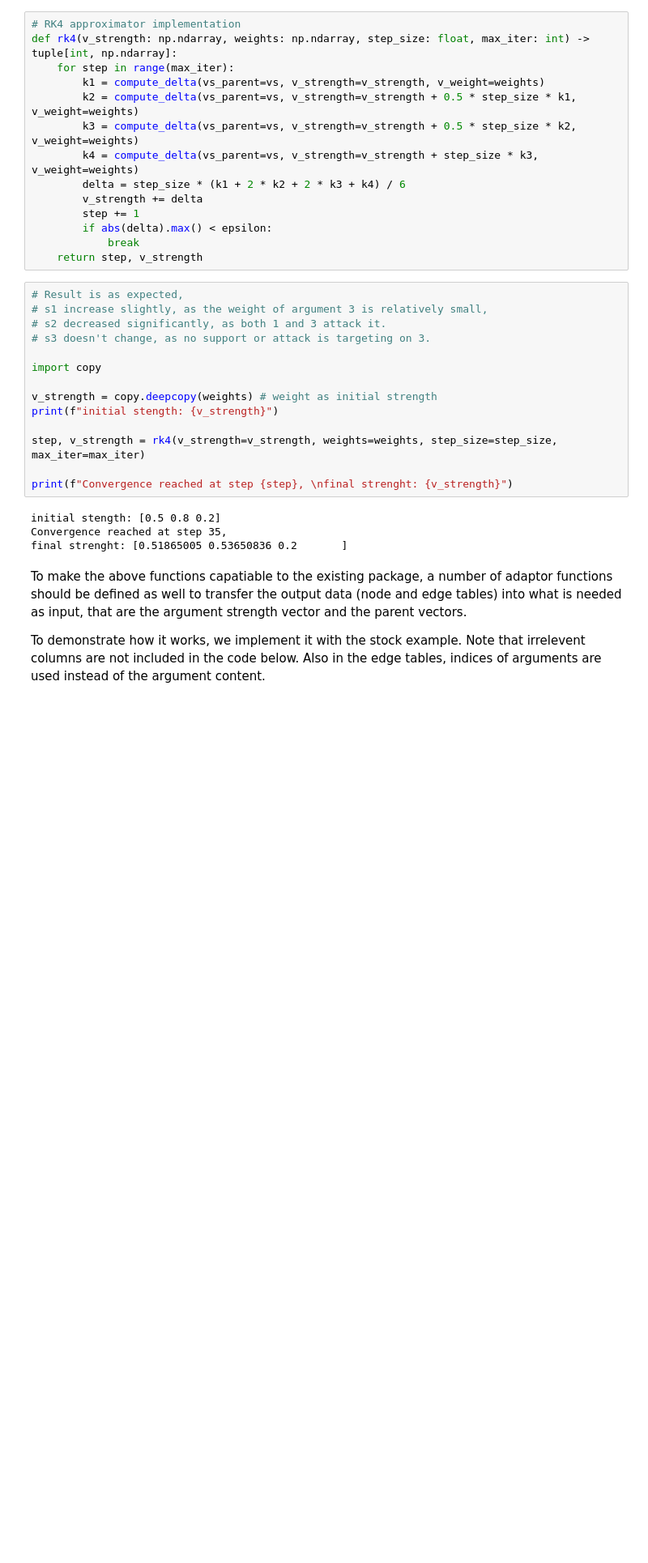
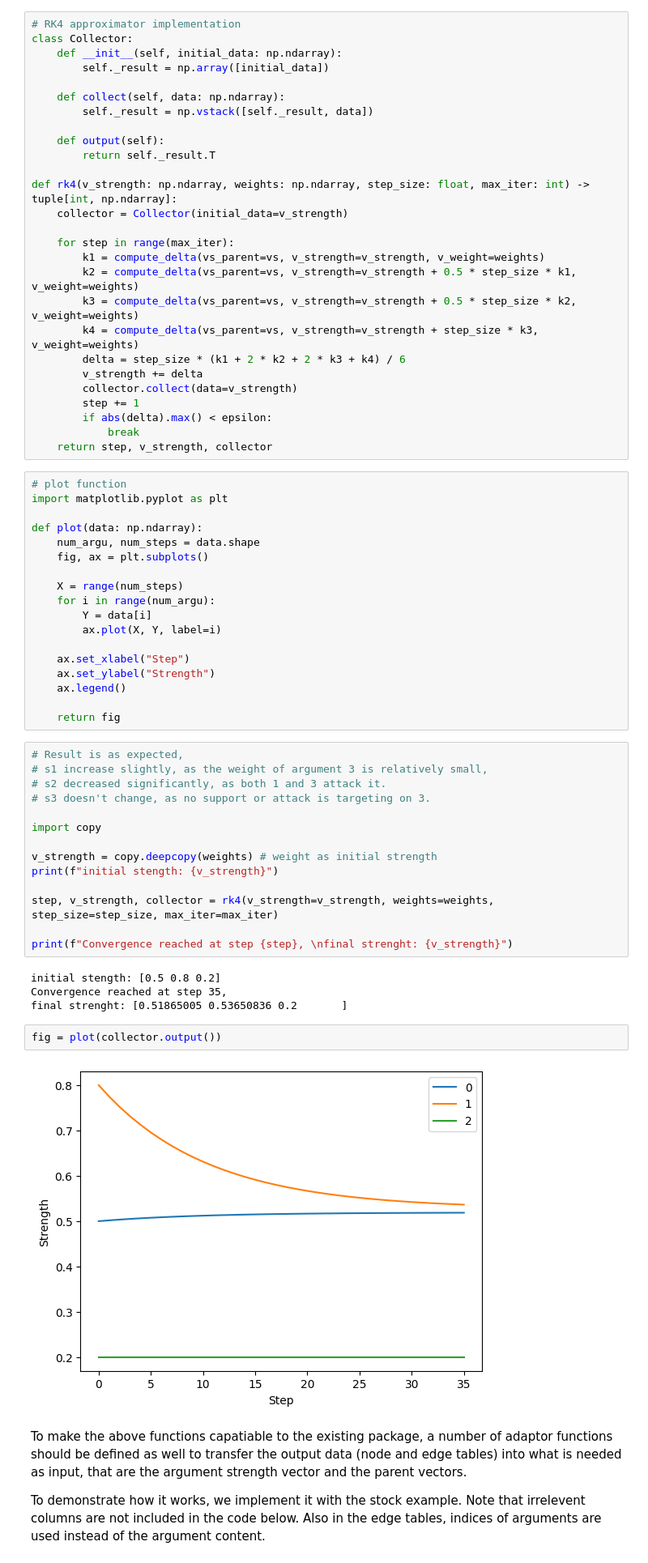
Before and after one commit to EyeofBeholder-NLeSC/orange3-argument, a Jupyter notebook: notebooks/explore_solving_algs.ipynb, the cells around one changed output. Shown at 81% size. Drawn from its saved outputs; the diff is of its cells as text; blank space fills up the shorter version.

Commit message:
Add intermediate data collector class and plotting function.

```diff
--- a/notebooks/explore_solving_algs.ipynb
+++ b/notebooks/explore_solving_algs.ipynb
@@ -34,7 +34,19 @@ def compute_delta(vs_parent: np.ndarray, v_strength: np.ndarray, v_weight: np.nd
     return np.array(result) - v_strength
 # %%
 # RK4 approximator implementation
+class Collector:
+    def __init__(self, initial_data: np.ndarray):
+        self._result = np.array([initial_data])
+
+    def collect(self, data: np.ndarray):
+        self._result = np.vstack([self._result, data])
+
+    def output(self):
+        return self._result.T
+
 def rk4(v_strength: np.ndarray, weights: np.ndarray, step_size: float, max_iter: int) -> tuple[int, np.ndarray]:
+    collector = Collector(initial_data=v_strength)
+
     for step in range(max_iter):
         k1 = compute_delta(vs_parent=vs, v_strength=v_strength, v_weight=weights)
         k2 = compute_delta(vs_parent=vs, v_strength=v_strength + 0.5 * step_size * k1, v_weight=weights)
@@ -42,10 +54,29 @@ def rk4(v_strength: np.ndarray, weights: np.ndarray, step_size: float, max_iter:
         k4 = compute_delta(vs_parent=vs, v_strength=v_strength + step_size * k3, v_weight=weights)
         delta = step_size * (k1 + 2 * k2 + 2 * k3 + k4) / 6
         v_strength += delta
+        collector.collect(data=v_strength)
         step += 1
         if abs(delta).max() < epsilon:
             break
-    return step, v_strength
+    return step, v_strength, collector
+# %%
+# plot function
+import matplotlib.pyplot as plt
+
+def plot(data: np.ndarray):
+    num_argu, num_steps = data.shape
+    fig, ax = plt.subplots()
+
+    X = range(num_steps)
+    for i in range(num_argu):
+        Y = data[i]
+        ax.plot(X, Y, label=i)
+
+    ax.set_xlabel("Step")
+    ax.set_ylabel("Strength")
+    ax.legend()
+
+    return fig
 # %%
 # Result is as expected,
 # s1 increase slightly, as the weight of argument 3 is relatively small,
@@ -57,13 +88,17 @@ import copy
 v_strength = copy.deepcopy(weights) # weight as initial strength
 print(f"initial stength: {v_strength}")
 
-step, v_strength = rk4(v_strength=v_strength, weights=weights, step_size=step_size, max_iter=max_iter)
+step, v_strength, collector = rk4(v_strength=v_strength, weights=weights, step_size=step_size, max_iter=max_iter)
 
 print(f"Convergence reached at step {step}, \nfinal strenght: {v_strength}")
 # %% [output]
 initial stength: [0.5 0.8 0.2]
 Convergence reached at step 35,
 final strenght: [0.51865005 0.53650836 0.2       ]
+# %%
+fig = plot(collector.output())
+# %% [output]
+[figure, added]
 # %% [markdown]
 To make the above functions capatiable to the existing package, a number of adaptor functions should be defined as well to transfer the output data (node and edge tables) into what is needed as input, that are the argument strength vector and the parent vectors.
 
```
Also changed, not shown: parts of 3 cells of this notebook.
